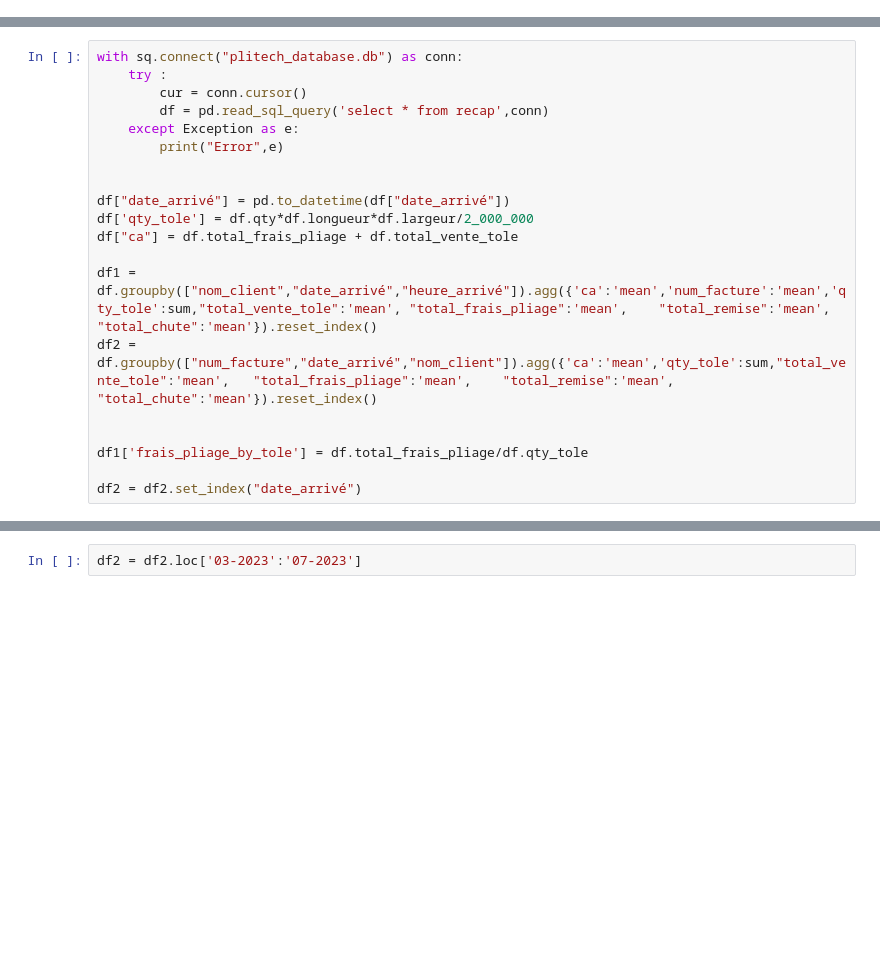
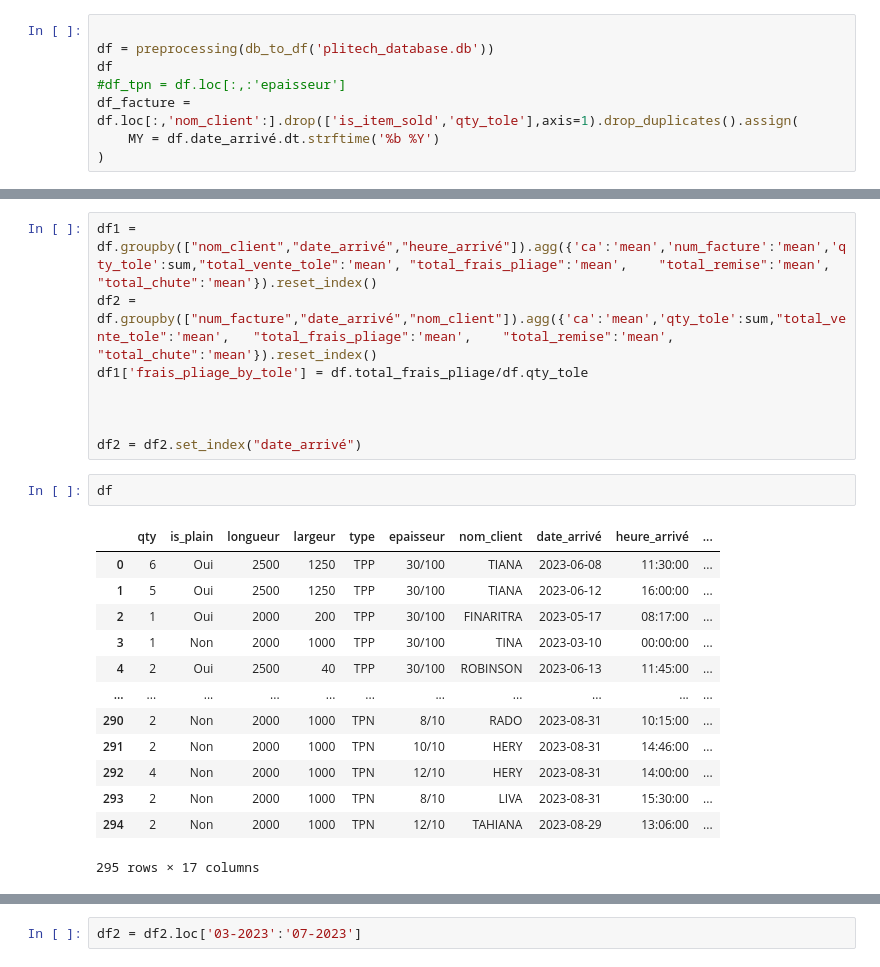
Before and after one commit to fav007/plitech, a Jupyter notebook: data_analysis.ipynb, the cells around one changed output, grey strips where cells are left out. Cells and saved outputs as stored; diff of their text form; blank space fills up the shorter version.

```diff
--- a/data_analysis.ipynb
+++ b/data_analysis.ipynb
@@ -9,0 +29,8 @@ from scipy.interpolate import interp1d
+# %%
+
+df = preprocessing(db_to_df('plitech_database.db'))
+df
+#df_tpn = df.loc[:,:'epaisseur']
+df_facture = df.loc[:,'nom_client':].drop(['is_item_sold','qty_tole'],axis=1).drop_duplicates().assign(
+    MY = df.date_arrivé.dt.strftime('%b %Y')
+)
@@ -10,20 +76,24 @@ from scipy.interpolate import interp1d
 # %%
-with sq.connect("plitech_database.db") as conn:
-    try :
-        cur = conn.cursor()
-        df = pd.read_sql_query('select * from recap',conn)
-    except Exception as e:
-        print("Error",e)
+df1 = df.groupby(["nom_client","date_arrivé","heure_arrivé"]).agg({'ca':'mean','num_facture':'mean','qty_tole':sum,"total_vente_tole":'mean',	"total_frais_pliage":'mean',	"total_remise":'mean',	"total_chute":'mean'}).reset_index()
+df2 = df.groupby(["num_facture","date_arrivé","nom_client"]).agg({'ca':'mean','qty_tole':sum,"total_vente_tole":'mean',	"total_frais_pliage":'mean',	"total_remise":'mean',	"total_chute":'mean'}).reset_index()
+df1['frais_pliage_by_tole'] = df.total_frais_pliage/df.qty_tole
 
 
-df["date_arrivé"] = pd.to_datetime(df["date_arrivé"])
-df['qty_tole'] = df.qty*df.longueur*df.largeur/2_000_000
-df["ca"] = df.total_frais_pliage + df.total_vente_tole
-
-df1 = df.groupby(["nom_client","date_arrivé","heure_arrivé"]).agg({'ca':'mean','num_facture':'mean','qty_tole':sum,"total_vente_tole":'mean',	"total_frais_pliage":'mean',	"total_remise":'mean',	"total_chute":'mean'}).reset_index()
-df2 = df.groupby(["num_facture","date_arrivé","nom_client"]).agg({'ca':'mean','qty_tole':sum,"total_vente_tole":'mean',	"total_frais_pliage":'mean',	"total_remise":'mean',	"total_chute":'mean'}).reset_index()
-
-
-df1['frais_pliage_by_tole'] = df.total_frais_pliage/df.qty_tole
 
 df2 = df2.set_index("date_arrivé")
+# %%
+df
+# %% [output]
+|  | qty | is_plain | longueur | largeur | type | epaisseur | nom_client | date_arrivé | heure_arrivé | ... |
+| 0 | 6 | Oui | 2500 | 1250 | TPP | 30/100 | TIANA | 2023-06-08 | 11:30:00 | ... |
+| 1 | 5 | Oui | 2500 | 1250 | TPP | 30/100 | TIANA | 2023-06-12 | 16:00:00 | ... |
+| 2 | 1 | Oui | 2000 | 200 | TPP | 30/100 | FINARITRA | 2023-05-17 | 08:17:00 | ... |
+| 3 | 1 | Non | 2000 | 1000 | TPP | 30/100 | TINA | 2023-03-10 | 00:00:00 | ... |
+| 4 | 2 | Oui | 2500 | 40 | TPP | 30/100 | ROBINSON | 2023-06-13 | 11:45:00 | ... |
+| ... | ... | ... | ... | ... | ... | ... | ... | ... | ... | ... |
+| 290 | 2 | Non | 2000 | 1000 | TPN | 8/10 | RADO | 2023-08-31 | 10:15:00 | ... |
+| 291 | 2 | Non | 2000 | 1000 | TPN | 10/10 | HERY | 2023-08-31 | 14:46:00 | ... |
+| 292 | 4 | Non | 2000 | 1000 | TPN | 12/10 | HERY | 2023-08-31 | 14:00:00 | ... |
+| 293 | 2 | Non | 2000 | 1000 | TPN | 8/10 | LIVA | 2023-08-31 | 15:30:00 | ... |
+| 294 | 2 | Non | 2000 | 1000 | TPN | 12/10 | TAHIANA | 2023-08-29 | 13:06:00 | ... |
+295 rows × 17 columns
```
Also changed, not shown: parts of 11 cells of this notebook, 8 other files.
